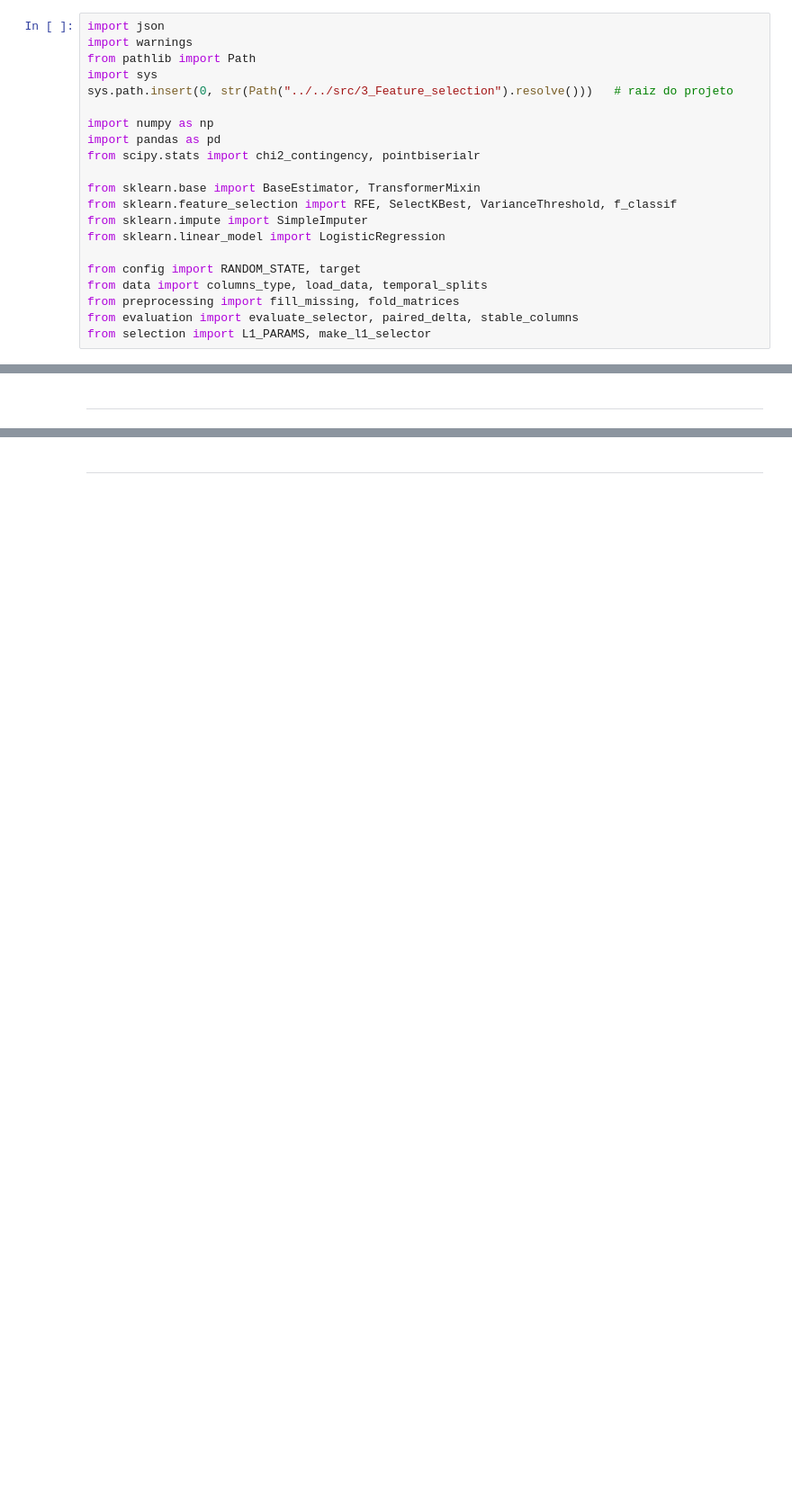
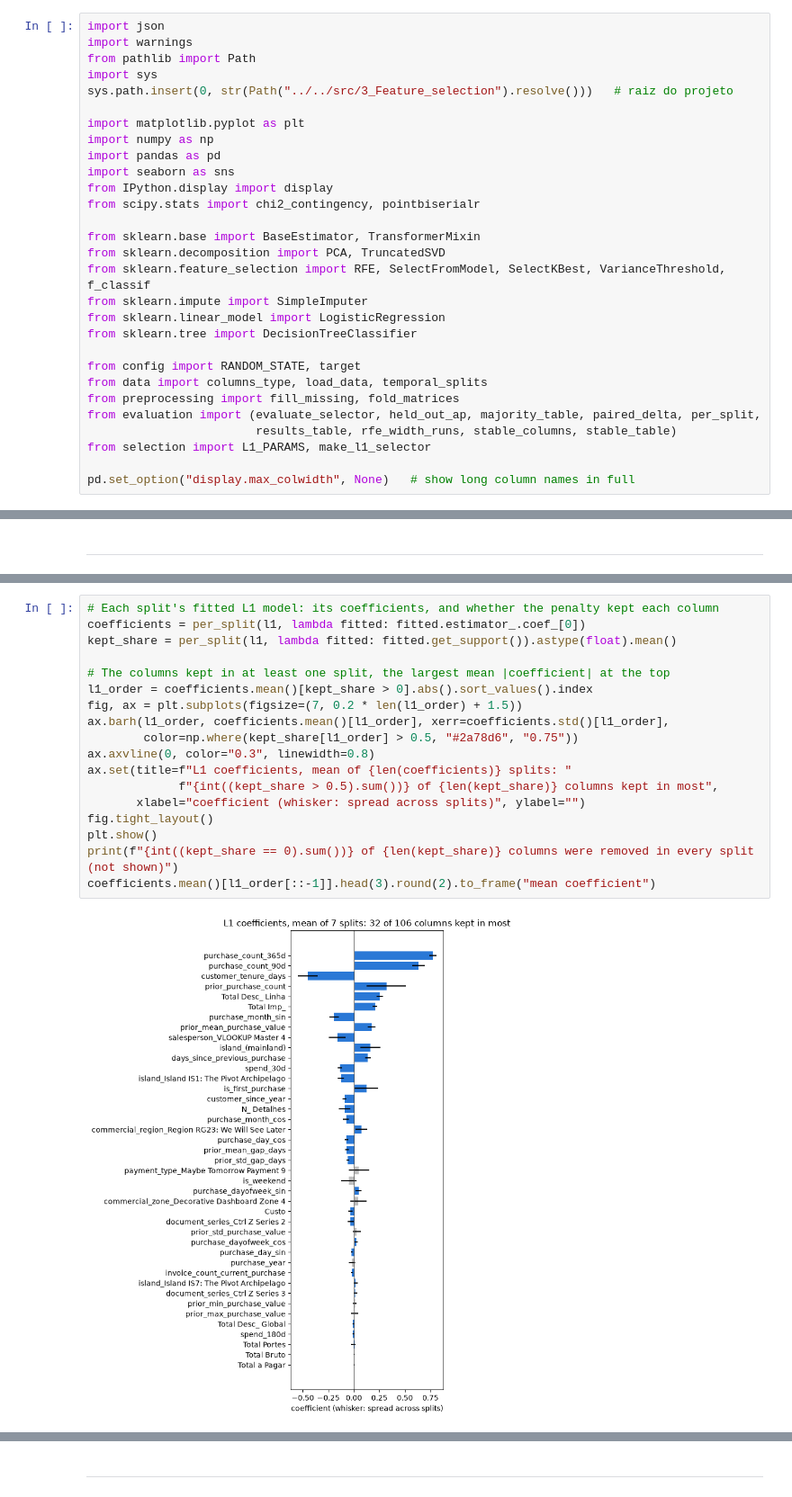
Before and after one commit to Diogosousa03/ML_Grupo18, a Jupyter notebook: notebooks/3_Feature_selection/1_Feature_selection.ipynb, the cells around one changed output, grey strips where cells are left out. Shown at 90% size. Saved outputs shown, nothing was run; the diff lists cells and outputs as text; blank space fills up the shorter version.

```diff
--- a/notebooks/3_Feature_selection/1_Feature_selection.ipynb
+++ b/notebooks/3_Feature_selection/1_Feature_selection.ipynb
@@ -23,17 +25,25 @@ from pathlib import Path
 import sys
 sys.path.insert(0, str(Path("../../src/3_Feature_selection").resolve()))   # raiz do projeto
 
+import matplotlib.pyplot as plt
 import numpy as np
 import pandas as pd
+import seaborn as sns
+from IPython.display import display
 from scipy.stats import chi2_contingency, pointbiserialr
 
 from sklearn.base import BaseEstimator, TransformerMixin
-from sklearn.feature_selection import RFE, SelectKBest, VarianceThreshold, f_classif
+from sklearn.decomposition import PCA, TruncatedSVD
+from sklearn.feature_selection import RFE, SelectFromModel, SelectKBest, VarianceThreshold, f_classif
 from sklearn.impute import SimpleImputer
 from sklearn.linear_model import LogisticRegression
+from sklearn.tree import DecisionTreeClassifier
 
 from config import RANDOM_STATE, target
 from data import columns_type, load_data, temporal_splits
 from preprocessing import fill_missing, fold_matrices
-from evaluation import evaluate_selector, paired_delta, stable_columns
+from evaluation import (evaluate_selector, held_out_ap, majority_table, paired_delta, per_split,
+                        results_table, rfe_width_runs, stable_columns, stable_table)
 from selection import L1_PARAMS, make_l1_selector
+
+pd.set_option("display.max_colwidth", None)   # show long column names in full
@@ -480,0 +888,20 @@ Corr(0.90) + L1 (C=0.1): 32 columns | AP 0.8421 | F1 0.7424
+# %%
+# Each split's fitted L1 model: its coefficients, and whether the penalty kept each column
+coefficients = per_split(l1, lambda fitted: fitted.estimator_.coef_[0])
+kept_share = per_split(l1, lambda fitted: fitted.get_support()).astype(float).mean()
+
+# The columns kept in at least one split, the largest mean |coefficient| at the top
+l1_order = coefficients.mean()[kept_share > 0].abs().sort_values().index
+fig, ax = plt.subplots(figsize=(7, 0.2 * len(l1_order) + 1.5))
+ax.barh(l1_order, coefficients.mean()[l1_order], xerr=coefficients.std()[l1_order],
+        color=np.where(kept_share[l1_order] > 0.5, "#2a78d6", "0.75"))
+ax.axvline(0, color="0.3", linewidth=0.8)
+ax.set(title=f"L1 coefficients, mean of {len(coefficients)} splits: "
+             f"{int((kept_share > 0.5).sum())} of {len(kept_share)} columns kept in most",
+       xlabel="coefficient (whisker: spread across splits)", ylabel="")
+fig.tight_layout()
+plt.show()
+print(f"{int((kept_share == 0).sum())} of {len(kept_share)} columns were removed in every split (not shown)")
+coefficients.mean()[l1_order[::-1]].head(3).round(2).to_frame("mean coefficient")
+# %% [output]
+[figure, added]
```
Also changed, not shown: parts of 91 cells of this notebook, 10 other files.
